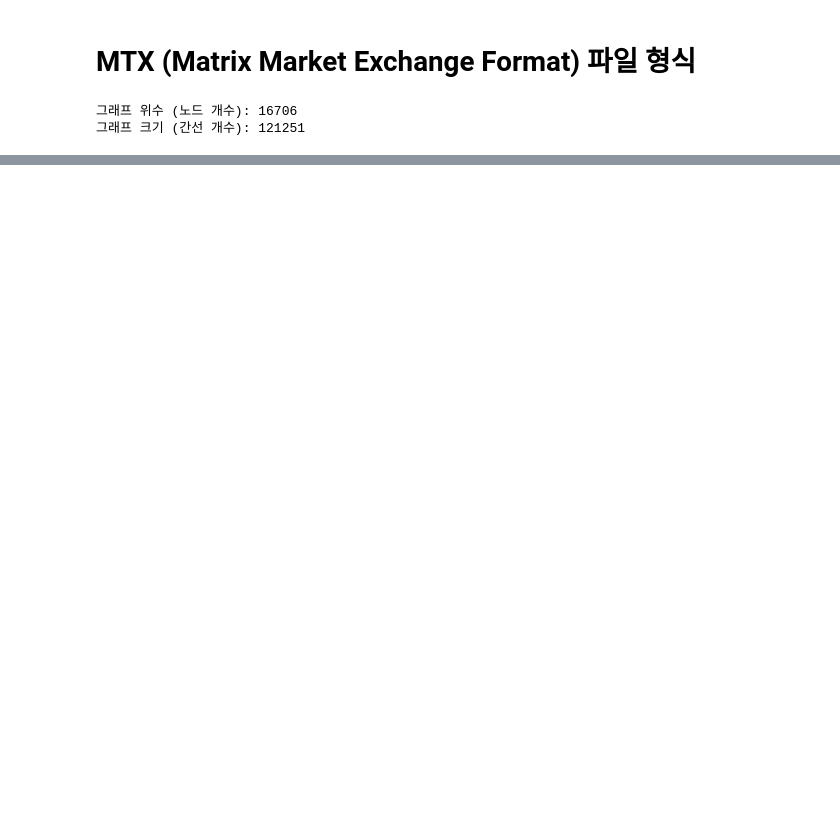
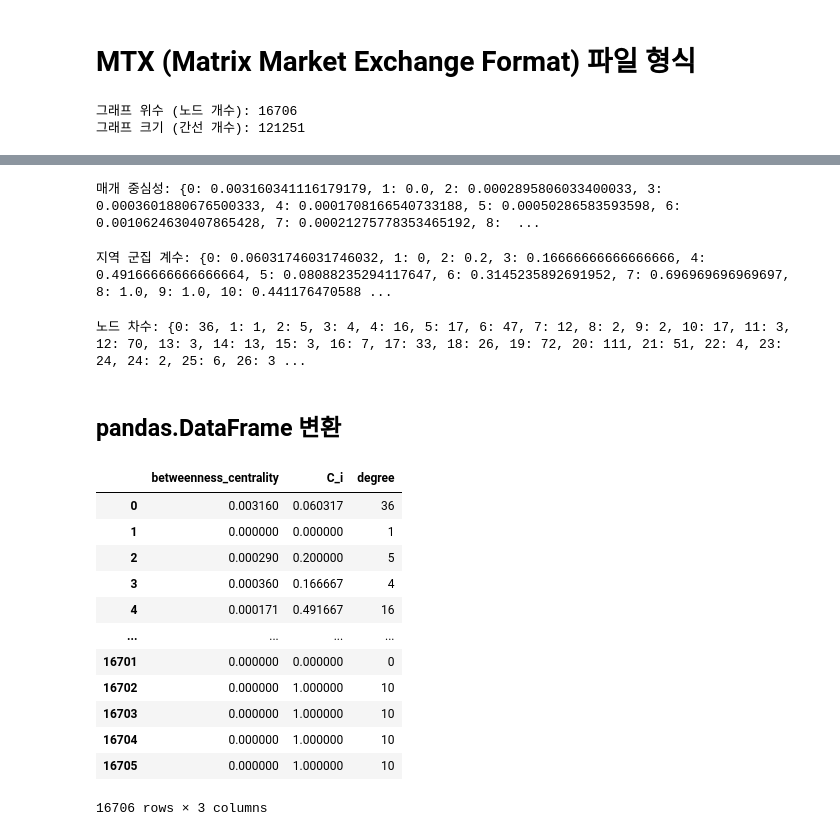
Before and after one commit to Kwan-Gu/graph_ml, a Jupyter notebook: graph_ml_learn/04_read_mtx.ipynb, the cells around one changed output, grey strips where cells are left out. Saved outputs shown, nothing was run; the diff lists cells and outputs as text; code cells hidden in the pictures; blank space fills up the shorter version.

```diff
--- a/graph_ml_learn/04_read_mtx.ipynb
+++ b/graph_ml_learn/04_read_mtx.ipynb
@@ -17,0 +22,4 @@ betweenness_centrality = nx.centrality.betweenness_centrality(G)  # 매개 중
+# %%
+print(f"매개 중심성: {betweenness_centrality}")
+# %% [output]
+매개 중심성: {0: 0.003160341116179179, 1: 0.0, 2: 0.0002895806033400033, 3: 0.0003601880676500333, 4: 0.0001708166540733188, 5: 0.00050286583593598, 6: 0.0010624630407865428, 7: 0.00021275778353465192, 8:  ...
@@ -18,9 +29,38 @@ betweenness_centrality = nx.centrality.betweenness_centrality(G)  # 매개 중
+# %%
+print(f"지역 군집 계수: {clustering}")
+# %% [output]
+지역 군집 계수: {0: 0.06031746031746032, 1: 0, 2: 0.2, 3: 0.16666666666666666, 4: 0.49166666666666664, 5: 0.08088235294117647, 6: 0.3145235892691952, 7: 0.696969696969697, 8: 1.0, 9: 1.0, 10: 0.441176470588 ...
+# %%
+print(f"노드 차수: {degree}")
+# %% [output]
+노드 차수: {0: 36, 1: 1, 2: 5, 3: 4, 4: 16, 5: 17, 6: 47, 7: 12, 8: 2, 9: 2, 10: 17, 11: 3, 12: 70, 13: 3, 14: 13, 15: 3, 16: 7, 17: 33, 18: 26, 19: 72, 20: 111, 21: 51, 22: 4, 23: 24, 24: 2, 25: 6, 26: 3 ...
+# %% [markdown]
+## pandas.DataFrame 변환
 # %%
+import os
 import pandas as pd
 
 
 stats = pd.DataFrame({
     "betweenness_centrality": betweenness_centrality,
-    "C_i": nx.clustering(G),  # 지역 군집 계수
-    "degree": nx.degree(G)  # 노드 차수
+    "C_i": clustering,
+    "degree": degree
 })
+
+os.makedirs("04_read_mtx", exist_ok=True)  # 저장할 디렉토리 생성
+stats.to_csv("./04_read_mtx/astro_ph_metrics.csv")  # CSV 형식으로 파일 저장
+stats
+# %% [output]
+|  | betweenness_centrality | C_i | degree |
+| 0 | 0.003160 | 0.060317 | 36 |
+| 1 | 0.000000 | 0.000000 | 1 |
+| 2 | 0.000290 | 0.200000 | 5 |
+| 3 | 0.000360 | 0.166667 | 4 |
+| 4 | 0.000171 | 0.491667 | 16 |
+| ... | ... | ... | ... |
+| 16701 | 0.000000 | 0.000000 | 0 |
+| 16702 | 0.000000 | 1.000000 | 10 |
+| 16703 | 0.000000 | 1.000000 | 10 |
+| 16704 | 0.000000 | 1.000000 | 10 |
+| 16705 | 0.000000 | 1.000000 | 10 |
+16706 rows × 3 columns
```
Also changed, not shown: parts of 12 cells of this notebook, 1 other file.
